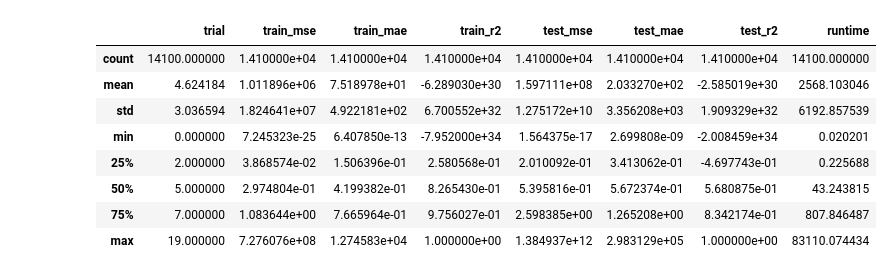
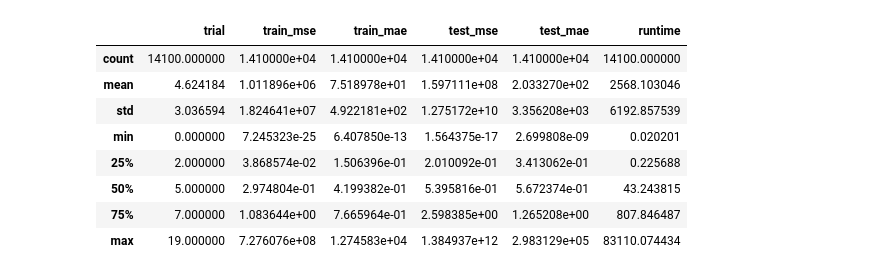
Before and after one commit to cavalab/srbench, a Jupyter notebook: postprocessing/regression-benchmark.ipynb, the cells around one changed output. Saved outputs shown, nothing was run; the diff lists cells and outputs as text; code cells hidden in the pictures.

```diff
--- a/postprocessing/regression-benchmark.ipynb
+++ b/postprocessing/regression-benchmark.ipynb
@@ -7,18 +7,18 @@ sb.set_style("whitegrid")
 %matplotlib inline
 # %%
 #load the results
-results=pd.read_csv('results-final.csv')
+results=pd.read_csv('../results/results-final.csv')
 results.describe()
 # %% [output]
-|  | trial | train_mse | train_mae | train_r2 | test_mse | test_mae | test_r2 | runtime |
-| count | 14100.000000 | 1.410000e+04 | 1.410000e+04 | 1.410000e+04 | 1.410000e+04 | 1.410000e+04 | 1.410000e+04 | 14100.000000 |
-| mean | 4.624184 | 1.011896e+06 | 7.518978e+01 | -6.289030e+30 | 1.597111e+08 | 2.033270e+02 | -2.585019e+30 | 2568.103046 |
-| std | 3.036594 | 1.824641e+07 | 4.922181e+02 | 6.700552e+32 | 1.275172e+10 | 3.356208e+03 | 1.909329e+32 | 6192.857539 |
-| min | 0.000000 | 7.245323e-25 | 6.407850e-13 | -7.952000e+34 | 1.564375e-17 | 2.699808e-09 | -2.008459e+34 | 0.020201 |
-| 25% | 2.000000 | 3.868574e-02 | 1.506396e-01 | 2.580568e-01 | 2.010092e-01 | 3.413062e-01 | -4.697743e-01 | 0.225688 |
-| 50% | 5.000000 | 2.974804e-01 | 4.199382e-01 | 8.265430e-01 | 5.395816e-01 | 5.672374e-01 | 5.680875e-01 | 43.243815 |
-| 75% | 7.000000 | 1.083644e+00 | 7.665964e-01 | 9.756027e-01 | 2.598385e+00 | 1.265208e+00 | 8.342174e-01 | 807.846487 |
-| max | 19.000000 | 7.276076e+08 | 1.274583e+04 | 1.000000e+00 | 1.384937e+12 | 2.983129e+05 | 1.000000e+00 | 83110.074434 |
+|  | trial | train_mse | train_mae | test_mse | test_mae | runtime |
+| count | 14100.000000 | 1.410000e+04 | 1.410000e+04 | 1.410000e+04 | 1.410000e+04 | 14100.000000 |
+| mean | 4.624184 | 1.011896e+06 | 7.518978e+01 | 1.597111e+08 | 2.033270e+02 | 2568.103046 |
+| std | 3.036594 | 1.824641e+07 | 4.922181e+02 | 1.275172e+10 | 3.356208e+03 | 6192.857539 |
+| min | 0.000000 | 7.245323e-25 | 6.407850e-13 | 1.564375e-17 | 2.699808e-09 | 0.020201 |
+| 25% | 2.000000 | 3.868574e-02 | 1.506396e-01 | 2.010092e-01 | 3.413062e-01 | 0.225688 |
+| 50% | 5.000000 | 2.974804e-01 | 4.199382e-01 | 5.395816e-01 | 5.672374e-01 | 43.243815 |
+| 75% | 7.000000 | 1.083644e+00 | 7.665964e-01 | 2.598385e+00 | 1.265208e+00 | 807.846487 |
+| max | 19.000000 | 7.276076e+08 | 1.274583e+04 | 1.384937e+12 | 2.983129e+05 | 83110.074434 |
 # %%
 #inspect the results
 results.head()
```
Also changed, not shown: parts of 6 cells of this notebook, 2 other files.
